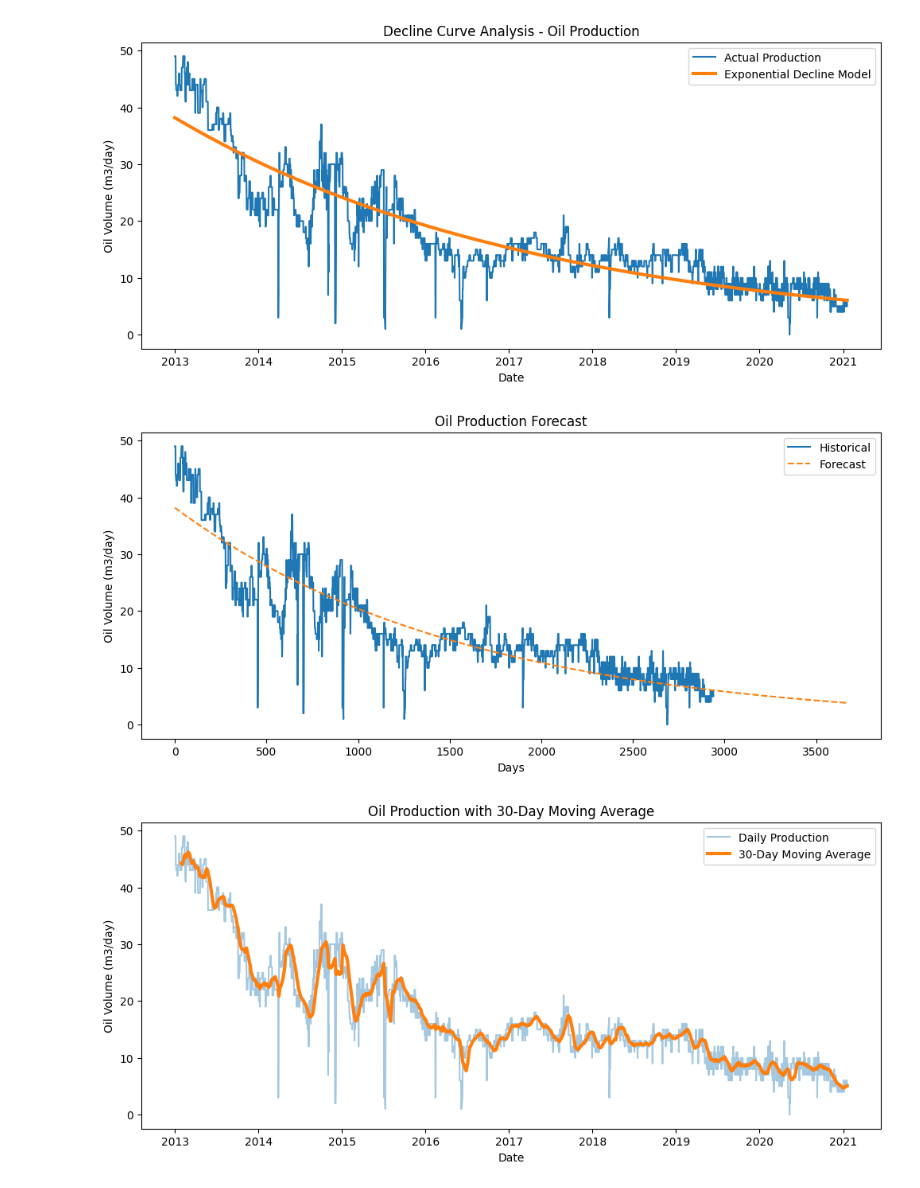
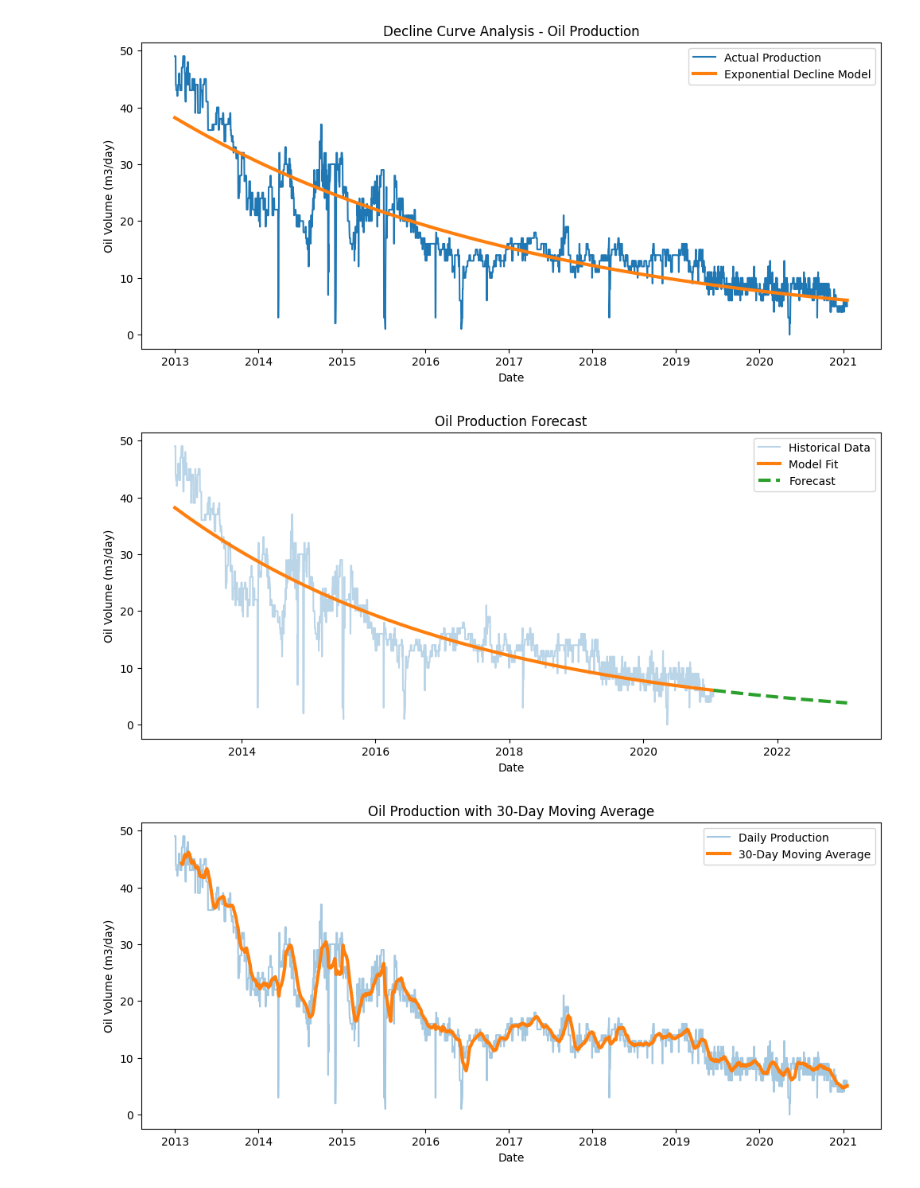
Before and after one commit to Jofregf/oil-well-production-analysis, a Jupyter notebook: notebooks/04_decline_curve_analysis.ipynb, the cells around one changed output. Cells and saved outputs as stored; diff of their text form; code cells hidden in the pictures.

```diff
--- a/notebooks/04_decline_curve_analysis.ipynb
+++ b/notebooks/04_decline_curve_analysis.ipynb
@@ -55,20 +54,42 @@ plt.show()
 [figure]
 # %%
 future_days = 365 * 2
-t_future = np.arange(len(q) + future_days)
+
+future_dates = pd.date_range(
+    start=df.index[-1],
+    periods=future_days+1,
+    freq="D"
+)[1:]
+
+# t_future = np.arange(len(q) + future_days)
+# q_future = exp_decline(t_future, qi, D)
+t_future = np.arange(len(q), len(q) + future_days)
 q_future = exp_decline(t_future, qi, D)
-# %%
-plt.figure(figsize=(12,5))
-plt.plot(t, q, label="Historical")
-plt.plot(t_future, q_future, label="Forecast", linestyle="--")
-plt.title("Oil Production Forecast")
-plt.ylabel("Oil Volume (m3/day)")
-plt.xlabel("Days")
-plt.legend()
-plt.savefig("../outputs/figures/oil_production_forecast.png")
-plt.show()
-# %% [output]
-[figure, removed]
+# %%
+plt.figure(figsize=(12,5))
+
+plt.plot(df.index, q, alpha=0.3, label="Historical Data")
+plt.plot(df.index, q_pred, linewidth=3, label="Model Fit")
+
+plt.plot(
+    future_dates,
+    q_future[-future_days:],
+    linestyle="--",
+    linewidth=3,
+    label="Forecast"
+)
+
+plt.title("Oil Production Forecast")
+plt.xlabel("Date")
+plt.ylabel("Oil Volume (m3/day)")
+
+plt.legend()
+
+plt.savefig("../outputs/figures/oil_production_forecast.png")
+
+plt.show()
+# %% [output]
+[figure, added]
 # %%
 oil_smooth = oil.rolling(window=30).mean()
 # %%
```
Also changed, not shown: parts of 3 cells of this notebook, 1 other file.
